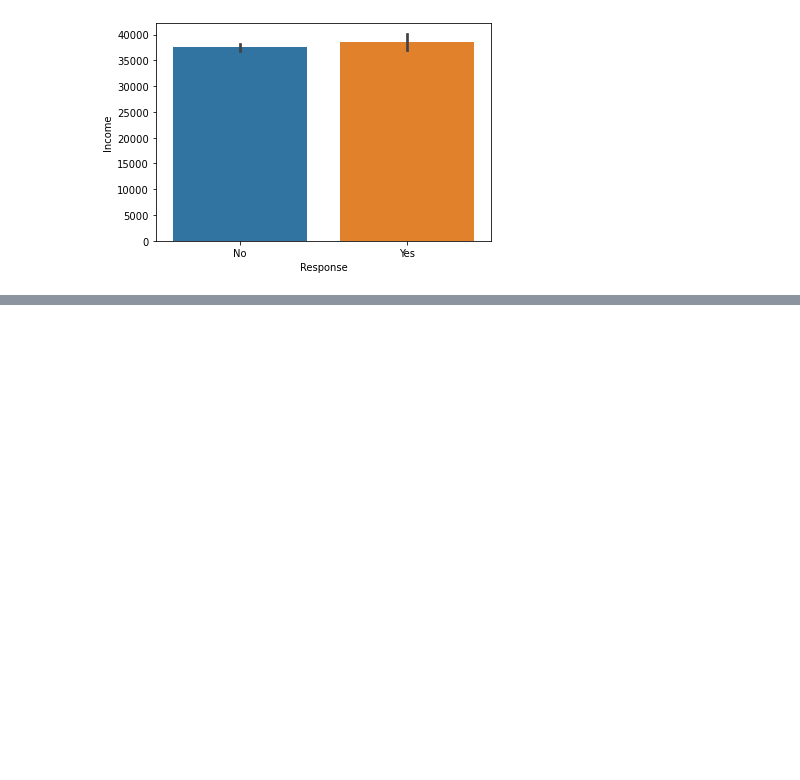
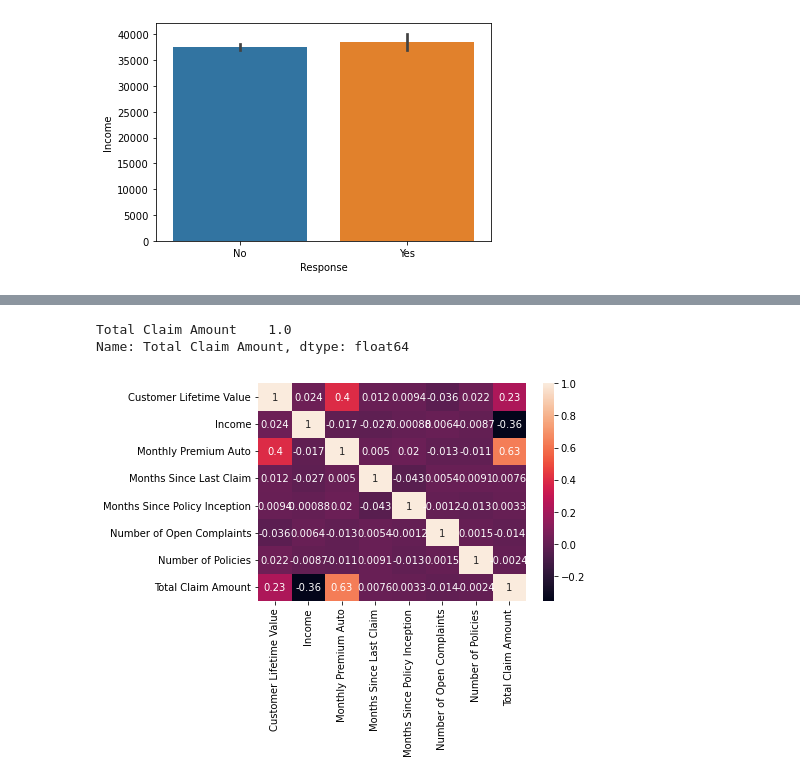
Before and after one commit to vanchido/lab-customer-analysis-round-2, a Jupyter notebook: lab-customer-analysis-round-2.ipynb, the cells around one changed output, grey strips where cells are left out. Drawn from its saved outputs; the diff is of its cells as text; code cells hidden in the pictures; blank space fills up the shorter version.

```diff
--- a/lab-customer-analysis-round-2.ipynb
+++ b/lab-customer-analysis-round-2.ipynb
@@ -389,0 +556,7 @@ sns.barplot(x="Response", y="Income", data=data1)
+# %%
+#Drop one of the two features that show a high correlation between them (greater than 0.9).
+#Write code for both the correlation matrix and for seaborn heatmap.
+#If there is no pair of features that have a high correlation, then do not drop any features
+
+correlations_matrix = numerical.corr()  # method='spearman'
+correlations_matrix
@@ -389,0 +573,12 @@ sns.barplot(x="Response", y="Income", data=data1)
+# %%
+correlations_matrix[(correlations_matrix['Total Claim Amount'] > .9) | (correlations_matrix['Total Claim Amount'] < -.9)]['Total Claim Amount']
+# %% [output]
+Total Claim Amount    1.0
+Name: Total Claim Amount, dtype: float64
+# %%
+sns_plot = sns.heatmap(correlations_matrix, annot=True)
+figure = sns_plot.get_figure()
+figure.savefig('svm_conf.png', dpi=400)
+plt.show()
+# %% [output]
+[figure, added]
```
Also changed, not shown: parts of 14 cells of this notebook, 1 other file.
